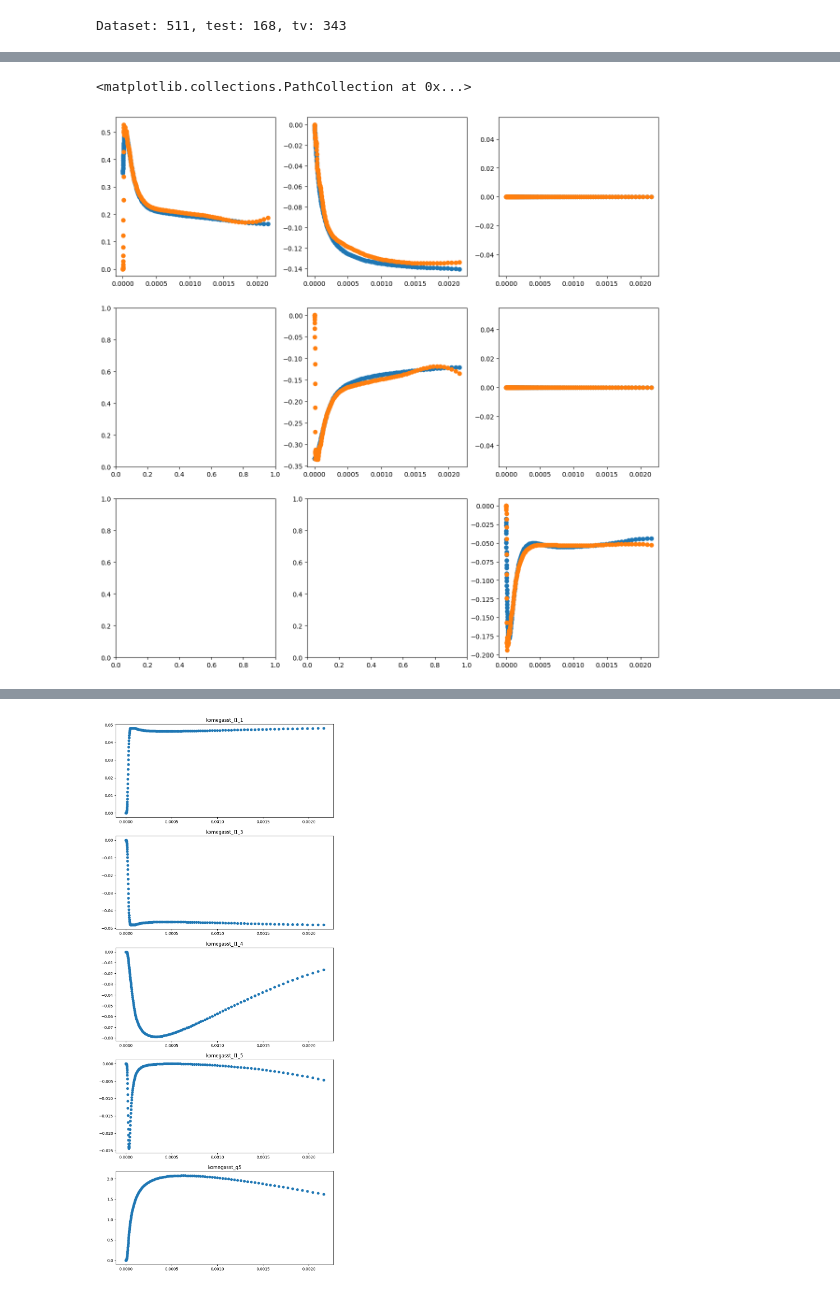
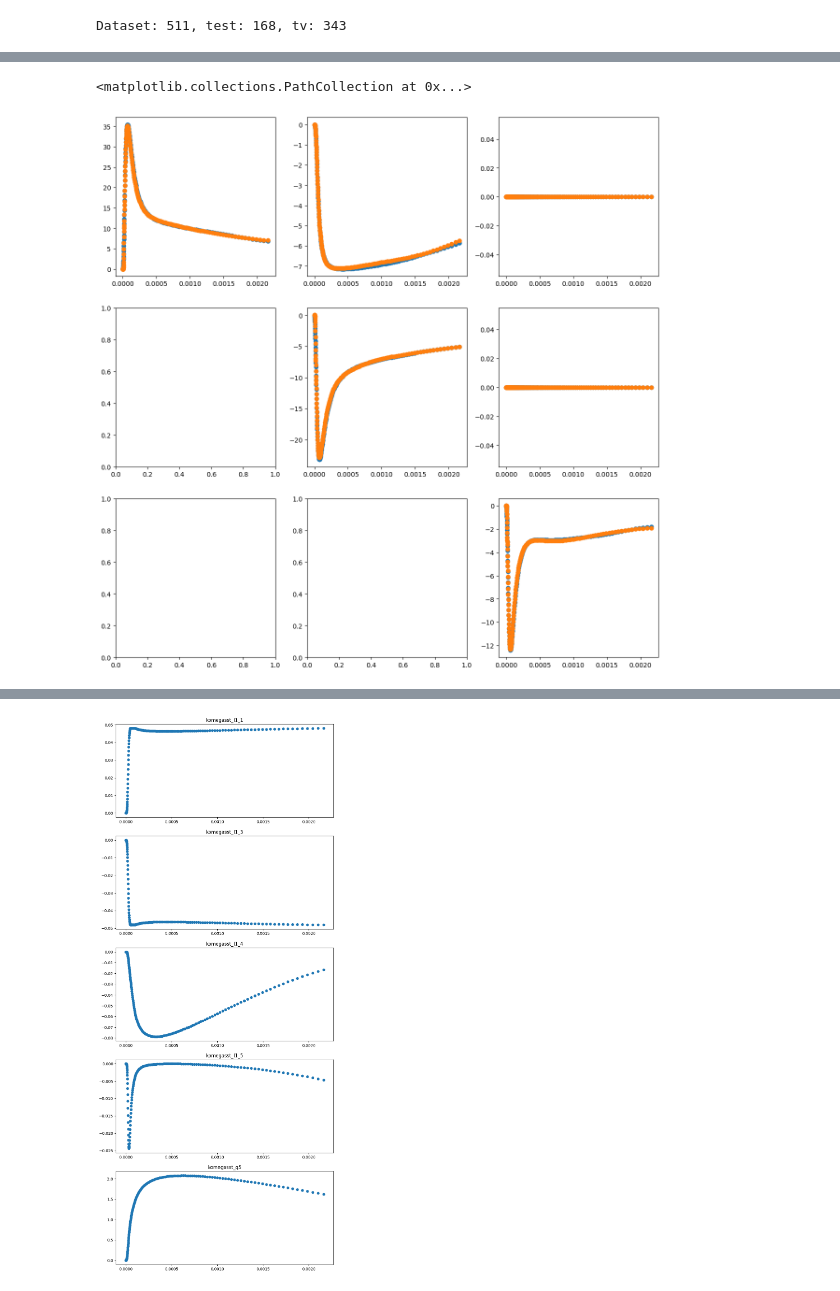
Before and after one commit to Nikhilakalia/kanTBNN, a Jupyter notebook: back2basics_fp_tbnn.ipynb, the cells around one changed output, grey strips where cells are left out. Drawn from its saved outputs; the diff is of its cells as text; code cells hidden in the pictures.

```diff
--- a/back2basics_fp_tbnn.ipynb
+++ b/back2basics_fp_tbnn.ipynb
@@ -33,7 +33,7 @@ training_params = {'early_stopping_patience': 500,
                           'batch_size': 32,
                             'val_set': ['fp_4060']}
 
-model_params = {'neurons': 20, 'n_hidden': 7, 'activation_function': nn.SiLU(),
+model_params = {'neurons': 20, 'n_hidden': 3, 'activation_function': nn.SiLU(),
                 #'input_features': ['komegasst_q6','komegasst_q5','komegasst_I1_1','komegasst_I1_3','komegasst_I2_3','komegasst_I1_5']
                 'input_features':['komegasst_I1_1',
 'komegasst_I1_3',
@@ -51,7 +51,7 @@ model_params = {'neurons': 20, 'n_hidden': 7, 'activation_function': nn.SiLU(),
 ]
 }
 
-model = models.TBNN(N = 10,
+model = models.TBNN_k(N = 10,
                 input_dim = len(model_params['input_features']),
                 n_hidden = model_params['n_hidden'],
                 neurons = model_params['neurons'],
@@ -59,9 +59,10 @@ model = models.TBNN(N = 10,
                 input_feature_names=model_params['input_features']
             ).to(device)
 
-model, loss_vals, val_loss_vals  = early_stopped_tbnn_training_run(model = model,
+model, loss_vals, val_loss_vals  = early_stopped_tbnn_training_run_k(model = model,
                                                                    training_params = training_params,
-                                                                   df_tv = df_tv)
+                                                                   df_tv = df_tv,
+                                                                   loss_fn = losses.mseLoss)
 
 fig, ax = plt.subplots(1,figsize=(5,5))
 ax.plot(loss_vals,'-',color='b')
@@ -109,12 +110,12 @@ df_test[f'pred_b_33_all'] = np.zeros(len(df_test))
 #df_train_i = df_train[df_train['Cluster'] == cluster]
 #df_test_i = df_test[df_test['Cluster'] == cluster].copy()
 
-tDs = dataloaders.bDataset(df_train, input_features=model_params['input_features'])
-testDs = dataloaders.bDataset(df_test, input_features=model_params['input_features'],scaler_X = tDs.scaler_X)
+tDs = dataloaders.bDataset_k(df_train, input_features=model_params['input_features'])
+testDs = dataloaders.bDataset_k(df_test, input_features=model_params['input_features'],scaler_X = tDs.scaler_X)
 
 model.eval()
-for X, T, y in DataLoader(testDs, shuffle=False, batch_size=testDs.__len__()):
-    y_pred_test, gn = model(X,T)
+for X, k, T, y in DataLoader(testDs, shuffle=False, batch_size=testDs.__len__()):
+    y_pred_test, gn = model(X,k,T)
     print(f"loss: {losses.bLoss(y_pred_test,y)}")
     print(f"loss: {losses.mseLoss(y_pred_test,y)}")
     print(f"loss: {losses.realizabilityPenalty(y)}")
@@ -181,23 +182,23 @@ See the caveats in the documentation: https://pandas.pydata.org/pandas-docs/stab
   df_test[f'pred_g10'] = gn[:,9].detach().numpy()
 # %%
 fig, axs = plt.subplots(nrows=3,ncols=3,figsize=(15,15))
-axs[0,0].scatter(df_test['komegasst_C_2'],df_test['DNS_b_11'])
+axs[0,0].scatter(df_test['komegasst_C_2'],df_test['DNS_a_11'])
 axs[0,0].scatter(df_test['komegasst_C_2'],df_test['pred_b_11_all'])
 
-axs[0,1].scatter(df_test['komegasst_C_2'],df_test['DNS_b_12'])
+axs[0,1].scatter(df_test['komegasst_C_2'],df_test['DNS_a_12'])
 axs[0,1].scatter(df_test['komegasst_C_2'],df_test['pred_b_12_all'])
 
-axs[0,2].scatter(df_test['komegasst_C_2'],df_test['DNS_b_13'])
+axs[0,2].scatter(df_test['komegasst_C_2'],df_test['DNS_a_13'])
 axs[0,2].scatter(df_test['komegasst_C_2'],df_test['pred_b_13_all'])
 
-axs[1,1].scatter(df_test['komegasst_C_2'],df_test['DNS_b_22'])
+axs[1,1].scatter(df_test['komegasst_C_2'],df_test['DNS_a_22'])
 axs[1,1].scatter(df_test['komegasst_C_2'],df_test['pred_b_22_all'])
 
-axs[1,2].scatter(df_test['komegasst_C_2'],df_test['DNS_b_23'])
+axs[1,2].scatter(df_test['komegasst_C_2'],df_test['DNS_a_23'])
 axs[1,2].scatter(df_test['komegasst_C_2'],df_test['pred_b_23_all'])
 
-axs[2,2].scatter(df_test['komegasst_C_2'],df_test['DNS_b_33'])
+axs[2,2].scatter(df_test['komegasst_C_2'],df_test['DNS_a_33'])
 axs[2,2].scatter(df_test['komegasst_C_2'],df_test['pred_b_33_all'])
 # %% [output]
 <matplotlib.collections.PathCollection at 0x...>
-[figure, old version]
+[figure, new version]
```
Also changed, not shown: parts of 7 cells of this notebook, 26 other files.
